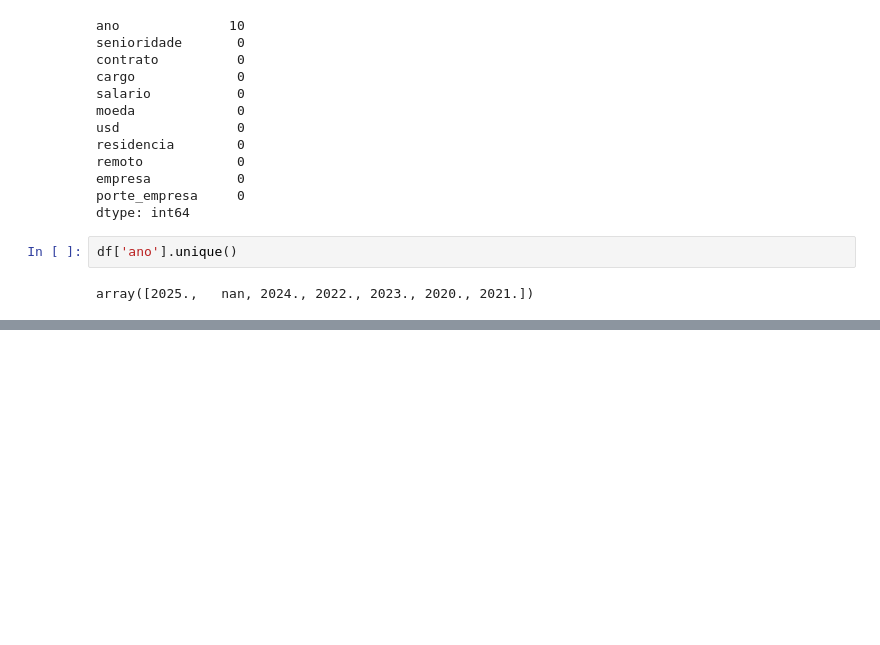
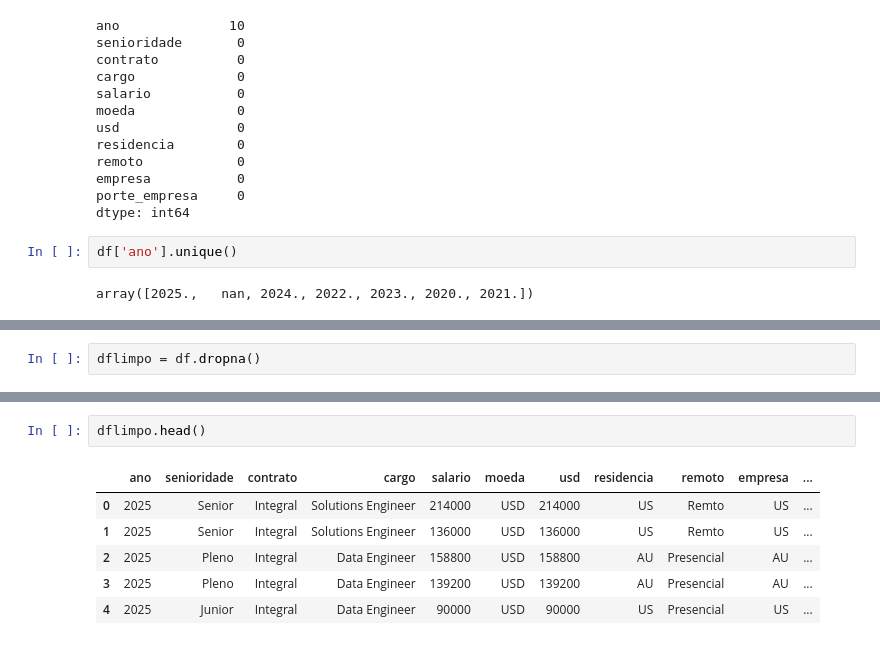
Before and after one commit to Jneliorr/imersao_dados, a Jupyter notebook: imersãoAlura.ipynb, the cells around one changed output, grey strips where cells are left out. Saved outputs shown, nothing was run; the diff lists cells and outputs as text; blank space fills up the shorter version.

```diff
--- a/imersãoAlura.ipynb
+++ b/imersãoAlura.ipynb
@@ -225,0 +291,2 @@ df_salarios = pd.DataFrame([
+# %%
+dflimpo = df.dropna()
@@ -225,0 +308,9 @@ df_salarios = pd.DataFrame([
+# %%
+dflimpo.head()
+# %% [output]
+|  | ano | senioridade | contrato | cargo | salario | moeda | usd | residencia | remoto | empresa | ... |
+| 0 | 2025 | Senior | Integral | Solutions Engineer | 214000 | USD | 214000 | US | Remto | US | ... |
+| 1 | 2025 | Senior | Integral | Solutions Engineer | 136000 | USD | 136000 | US | Remto | US | ... |
+| 2 | 2025 | Pleno | Integral | Data Engineer | 158800 | USD | 158800 | AU | Presencial | AU | ... |
+| 3 | 2025 | Pleno | Integral | Data Engineer | 139200 | USD | 139200 | AU | Presencial | AU | ... |
+| 4 | 2025 | Junior | Integral | Data Engineer | 90000 | USD | 90000 | US | Presencial | US | ... |
```
Also changed, not shown: parts of 11 cells of this notebook.
